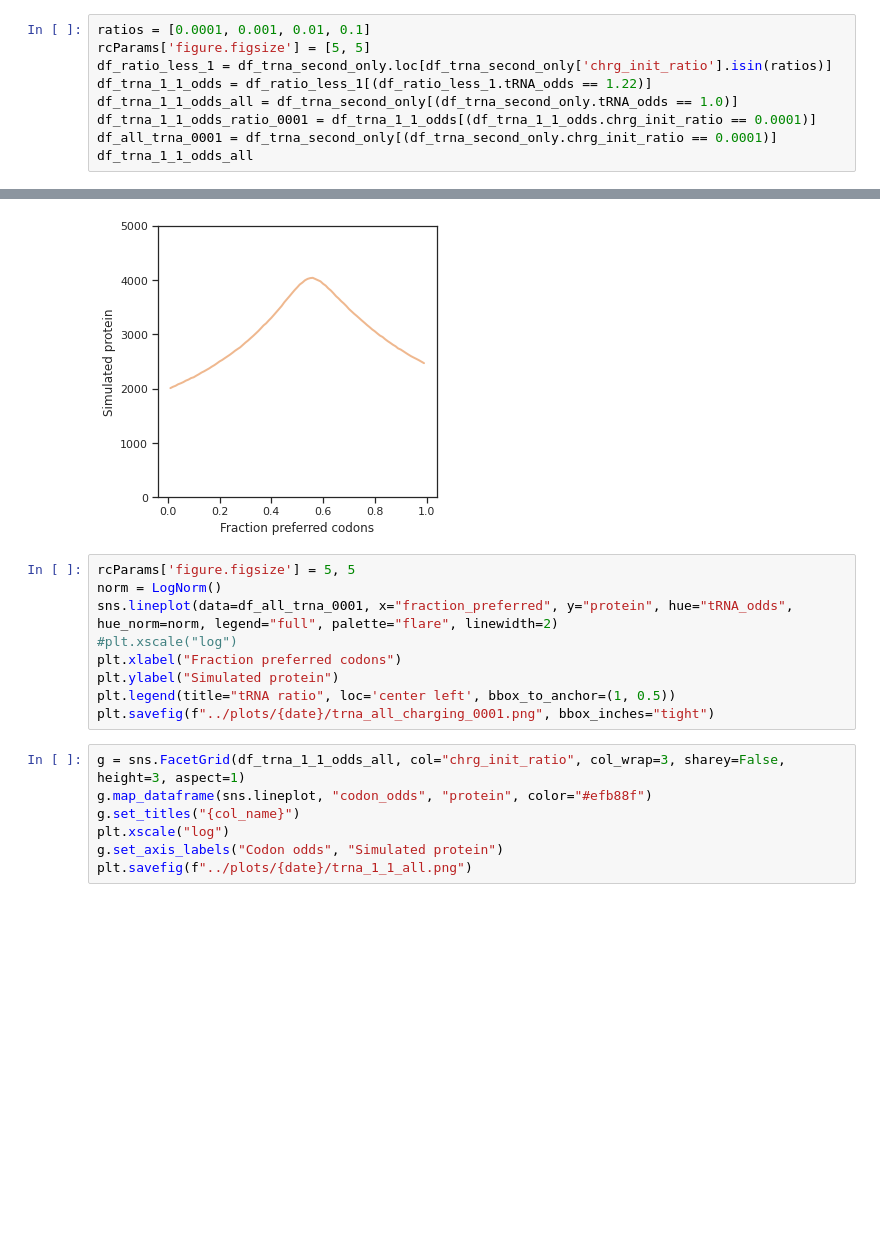
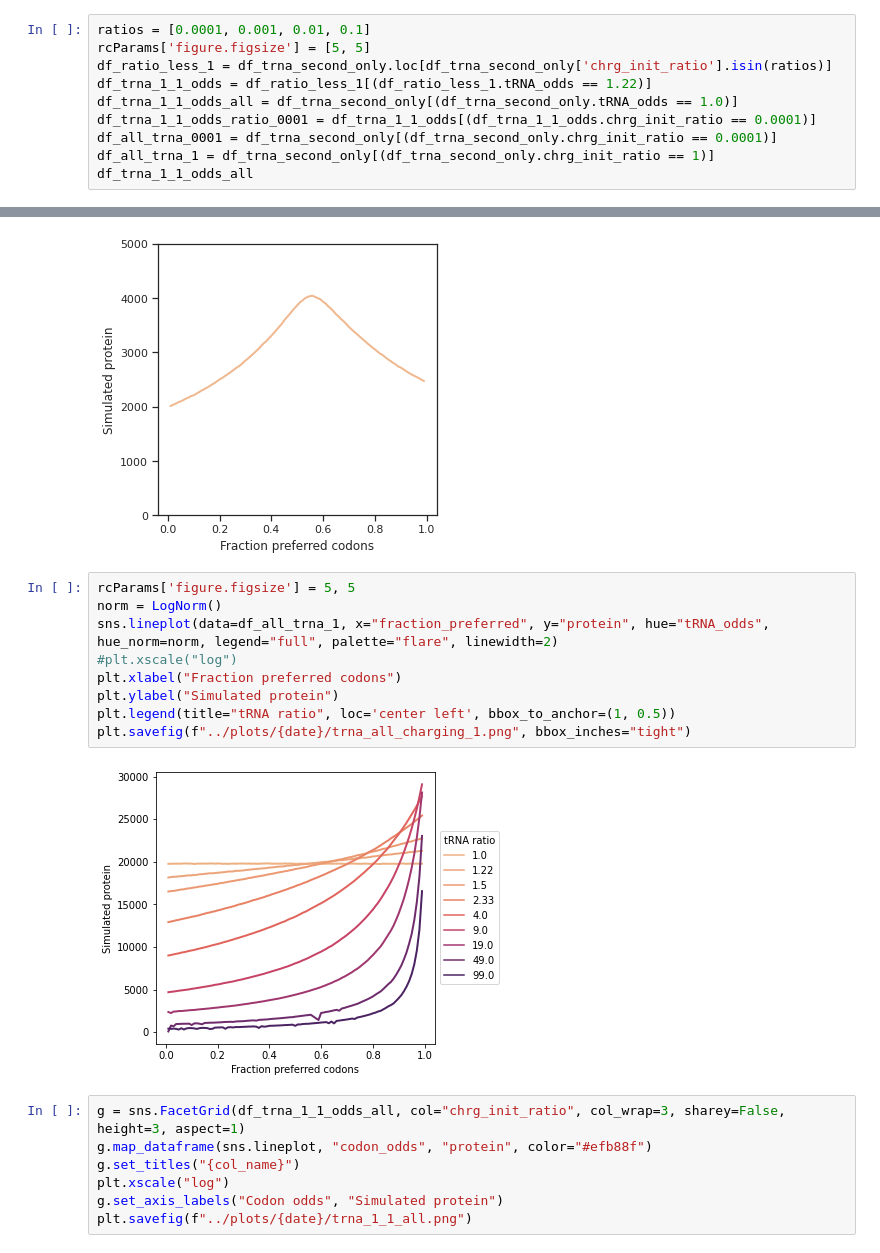
Before and after one commit to alexismhill3/tRNA-dynamics, a Jupyter notebook: notebooks/may-3-2022.ipynb, the cells around one changed output, grey strips where cells are left out. Drawn from its saved outputs; the diff is of its cells as text; blank space fills up the shorter version.

```diff
--- a/notebooks/may-3-2022.ipynb
+++ b/notebooks/may-3-2022.ipynb
@@ -178,6 +178,7 @@ df_trna_1_1_odds = df_ratio_less_1[(df_ratio_less_1.tRNA_odds == 1.22)]
 df_trna_1_1_odds_all = df_trna_second_only[(df_trna_second_only.tRNA_odds == 1.0)]
 df_trna_1_1_odds_ratio_0001 = df_trna_1_1_odds[(df_trna_1_1_odds.chrg_init_ratio == 0.0001)]
 df_all_trna_0001 = df_trna_second_only[(df_trna_second_only.chrg_init_ratio == 0.0001)]
+df_all_trna_1 = df_trna_second_only[(df_trna_second_only.chrg_init_ratio == 1)]
 df_trna_1_1_odds_all
 # %% [output]
 |  | Unnamed: 0 | species | protein | codon_comp | tRNA_prop | tRNA_charging_rate | codon_odds | ... |
@@ -207,12 +208,14 @@ plt.ylim(0, 5000)
 # %%
 rcParams['figure.figsize'] = 5, 5
 norm = LogNorm()
-sns.lineplot(data=df_all_trna_0001, x="fraction_preferred", y="protein", hue="tRNA_odds", hue_norm=norm, legend="full", palette="flare", linewidth=2)
+sns.lineplot(data=df_all_trna_1, x="fraction_preferred", y="protein", hue="tRNA_odds", hue_norm=norm, legend="full", palette="flare", linewidth=2)
 #plt.xscale("log")
 plt.xlabel("Fraction preferred codons")
 plt.ylabel("Simulated protein")
 plt.legend(title="tRNA ratio", loc='center left', bbox_to_anchor=(1, 0.5))
-plt.savefig(f"../plots/{date}/trna_all_charging_0001.png", bbox_inches="tight")
+plt.savefig(f"../plots/{date}/trna_all_charging_1.png", bbox_inches="tight")
+# %% [output]
+[figure, added]
 # %%
 g = sns.FacetGrid(df_trna_1_1_odds_all, col="chrg_init_ratio", col_wrap=3, sharey=False, height=3, aspect=1)
 g.map_dataframe(sns.lineplot, "codon_odds", "protein", color="#efb88f")
```
Also changed, not shown: 6 other files.
